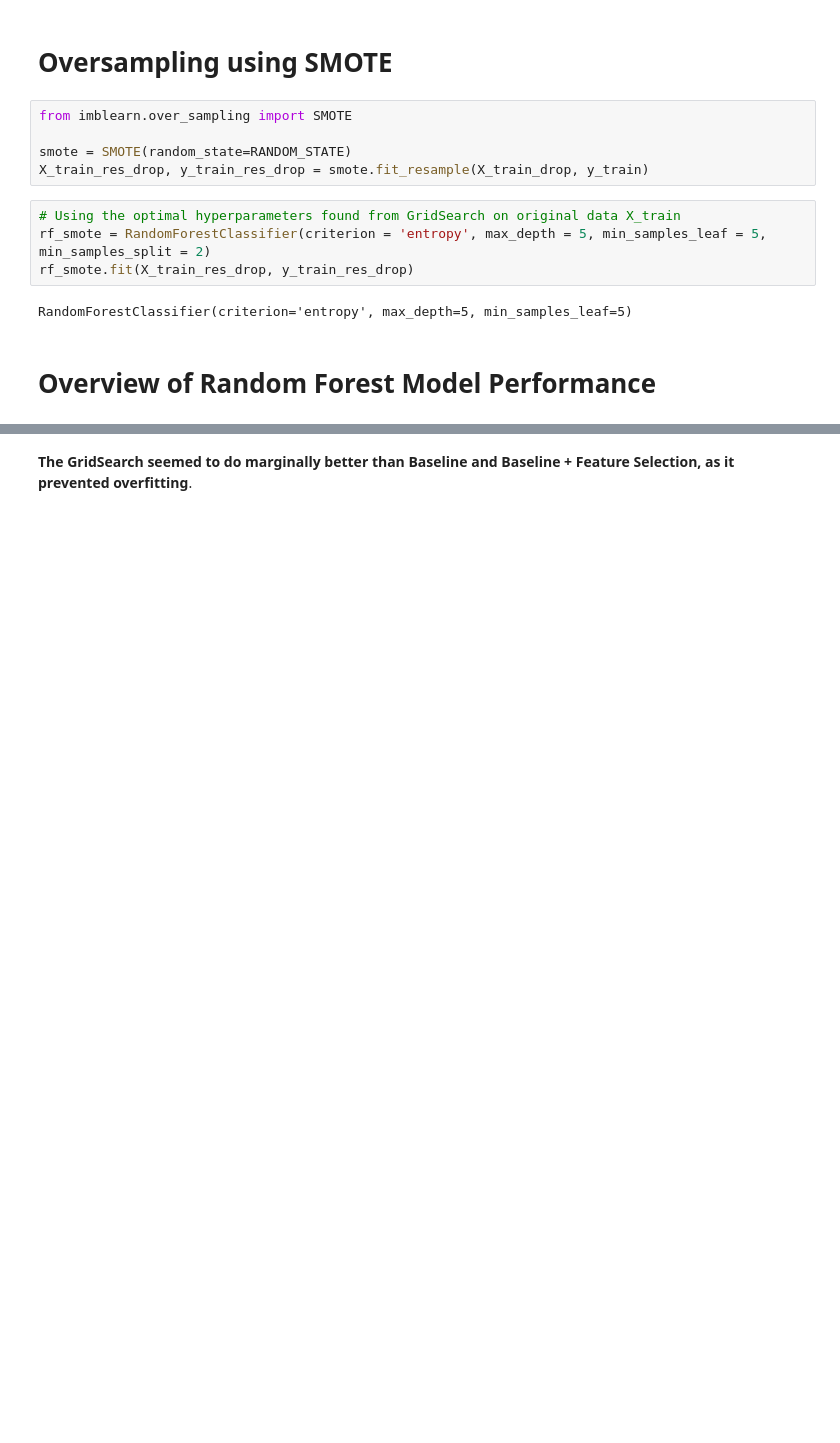
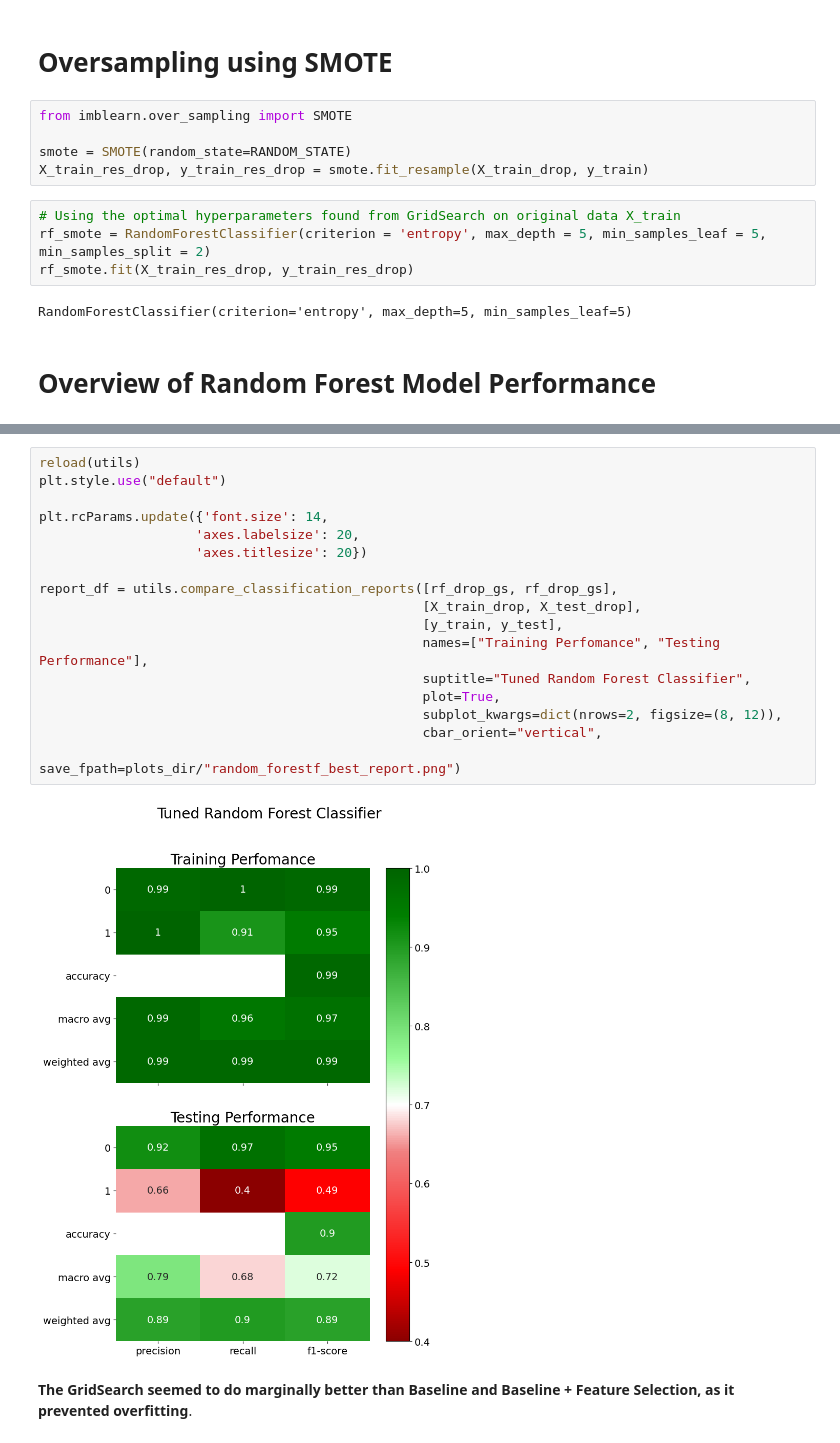
Before and after one commit to VedantVarshney/hsbc_dse_project, a Jupyter notebook: notebooks/random_forest.ipynb, the cells around one changed output, grey strips where cells are left out. Cells and saved outputs as stored; diff of their text form; blank space fills up the shorter version.

```diff
--- a/notebooks/random_forest.ipynb
+++ b/notebooks/random_forest.ipynb
@@ -233,2 +224,21 @@ weighted avg       0.89      0.82      0.85     11303
+# %%
+reload(utils)
+plt.style.use("default")
+
+plt.rcParams.update({'font.size': 14,
+                    'axes.labelsize': 20,
+                    'axes.titlesize': 20})
+
+report_df = utils.compare_classification_reports([rf_drop_gs, rf_drop_gs],
+                                                 [X_train_drop, X_test_drop],
+                                                 [y_train, y_test],
+                                                 names=["Training Perfomance", "Testing Performance"],
+                                                 suptitle="Tuned Random Forest Classifier",
+                                                 plot=True,
+                                                 subplot_kwargs=dict(nrows=2, figsize=(8, 12)),
+                                                 cbar_orient="vertical",
+                                                  save_fpath=plots_dir/"random_forestf_best_report.png")
+# %% [output]
+[figure, added]
 # %% [markdown]
 **The GridSearch seemed to do marginally better than Baseline and Baseline + Feature Selection, as it prevented overfitting**.
```
Also changed, not shown: parts of 11 cells of this notebook, 36 other files.
